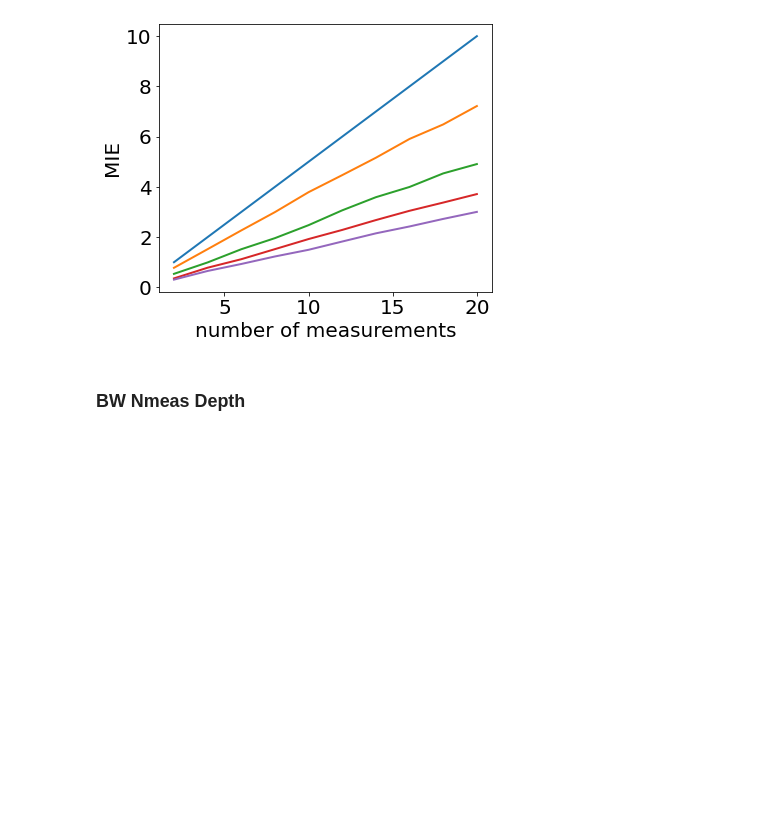
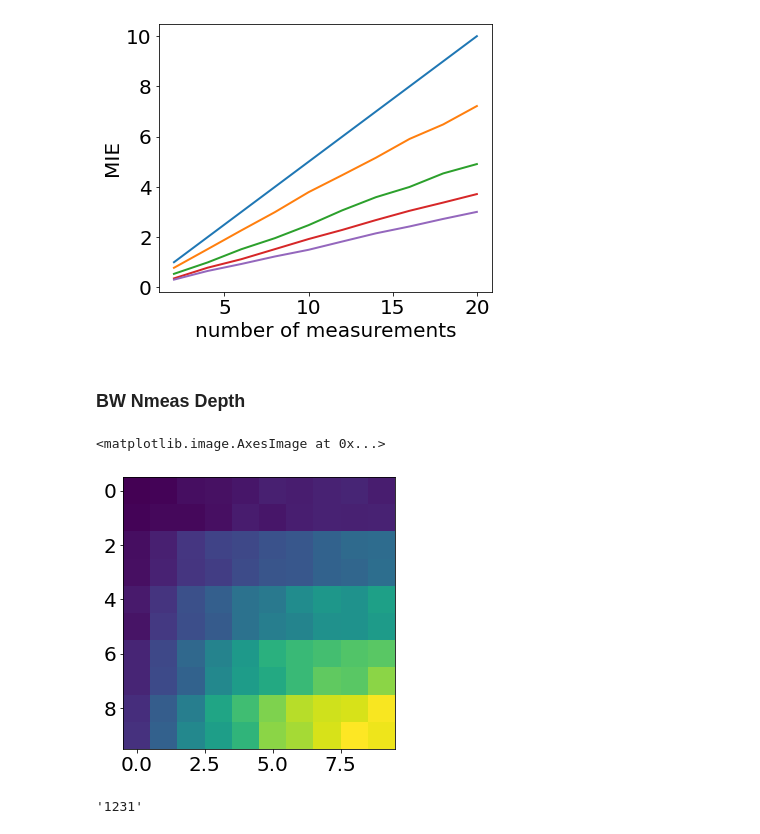
Before and after one commit to zsxqblz/nmeas_MIE_clifford, a Jupyter notebook: visualization.ipynb, the cells around one changed output. Drawn from its saved outputs; the diff is of its cells as text; code cells hidden in the pictures; blank space fills up the shorter version.

```diff
--- a/visualization.ipynb
+++ b/visualization.ipynb
@@ -476,7 +476,7 @@ plt.tight_layout()
 # %% [markdown]
 ### BW Nmeas Depth
 # %%
-file_name = "data/220225/230225_2d_1"
+file_name = "data/230225/230225_2d_1"
 
 n_meas_l = np.loadtxt(file_name+"_scanx.csv",skiprows=1,delimiter=",")
 depth_l = np.loadtxt(file_name+"_scany.csv",skiprows=1,delimiter=",")
@@ -486,5 +486,14 @@ n_meas_length = len(n_meas_l)
 depth_length = len(depth_l)
 
 data_raw =  np.loadtxt(file_name+"_data.csv",skiprows=1,delimiter=",")
-population_ave_l = data_raw[:,0].reshape((n_meas_length,depth_length))
-population_std_l = data_raw[:,1].reshape((n_meas_length,depth_length))
+cmi_ave_l = data_raw[:,0].reshape((n_meas_length,depth_length))
+cmi_std_l = data_raw[:,1].reshape((n_meas_length,depth_length))
+# %%
+plt.imshow(cmi_ave_l)
+# %% [output]
+<matplotlib.image.AxesImage at 0x...>
+[figure, added]
+# %%
+"123" + str(1)
+# %% [output]
+'1231'
```
Also changed, not shown: parts of 2 cells of this notebook.
